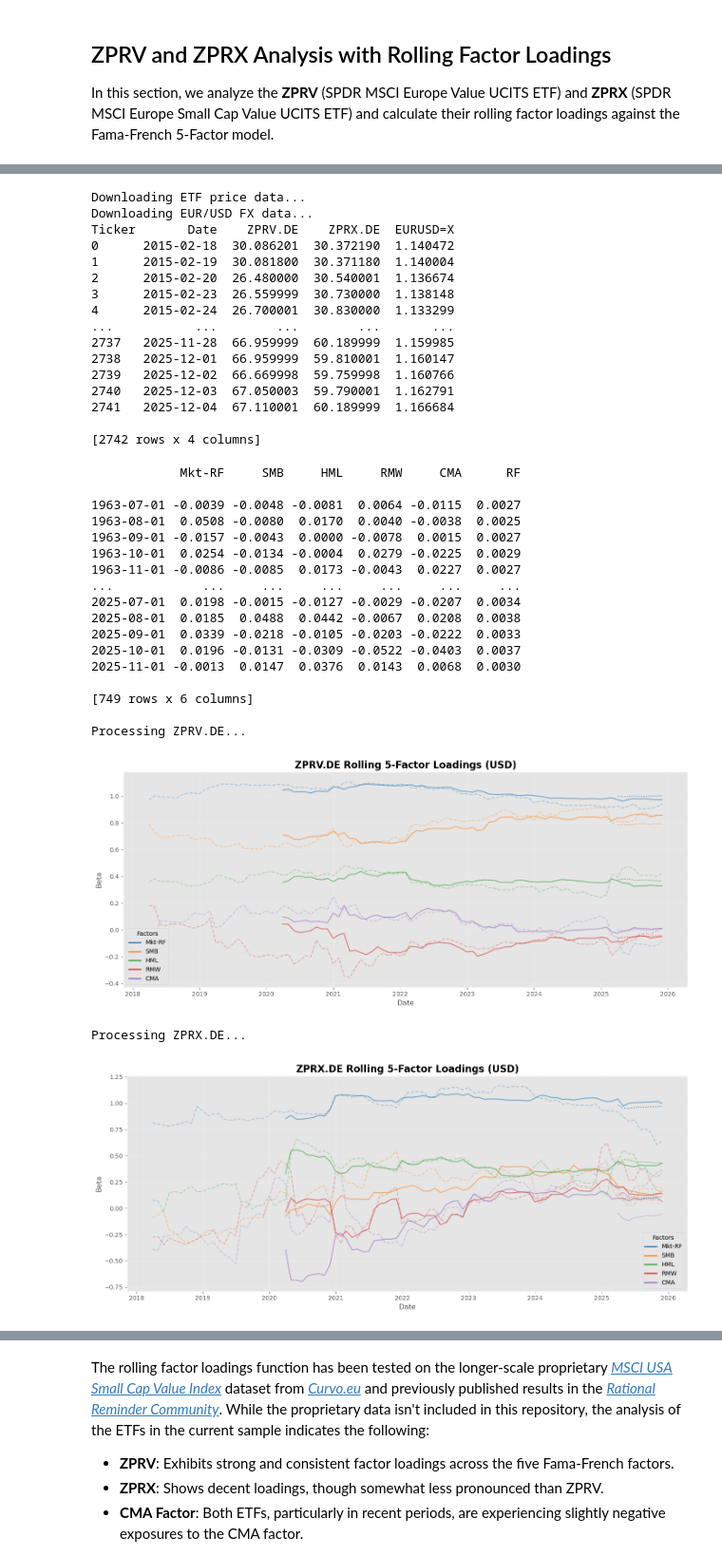
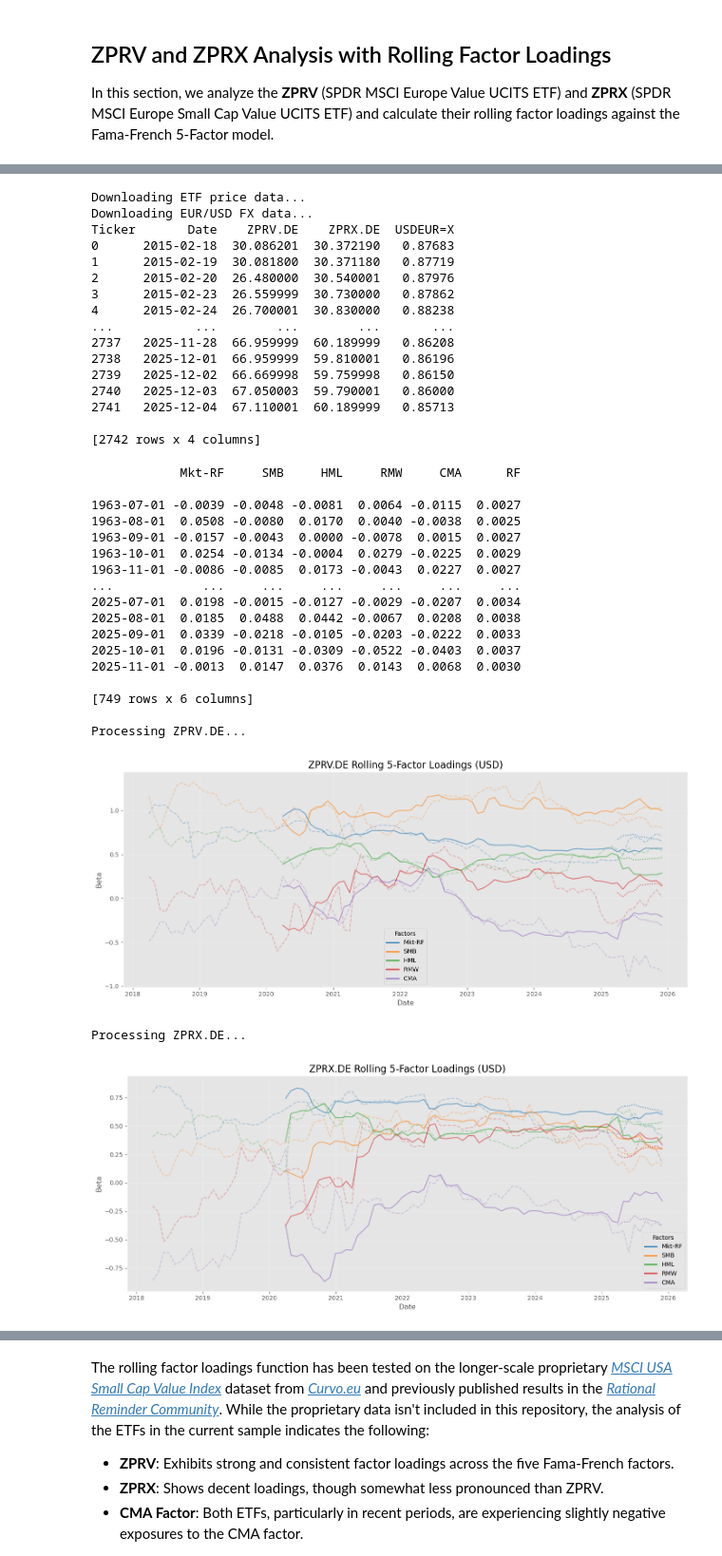
Before and after one commit to husainm97/quant-lab-alpha, a Jupyter notebook: notebooks/factor_premium_tests.ipynb, the cells around one changed output, grey strips where cells are left out. Shown at 95% size. Cells and saved outputs as stored; diff of their text form; code cells hidden in the pictures.

```diff
--- a/notebooks/factor_premium_tests.ipynb
+++ b/notebooks/factor_premium_tests.ipynb
@@ -301,13 +301,14 @@ price_data = yf.download(tickers, start=start_date, end=end_date, auto_adjust=Tr
 
 # --- Download EUR/USD FX data ---
 print("Downloading EUR/USD FX data...")
-eurusd = yf.download('EURUSD=X', start=start_date, end=end_date, auto_adjust=True)['Close'].reset_index()
+conv_ticker = 'EURUSD=X'
+eurusd = yf.download(conv_ticker, start=start_date, end=end_date, auto_adjust=True)['Close'].reset_index()
 
 # --- Merge and convert ETFs to USD ---
 merged = pd.merge(price_data, eurusd, on='Date', how='inner')
 print(merged)
 for col in tickers:
-    merged[col] = merged[col] * merged['EURUSD=X']
+    merged[col] = merged[col] * merged[conv_ticker]
 
 merged['Date'] = pd.to_datetime(merged['Date'])
 merged.set_index('Date', inplace=True)
@@ -316,7 +317,7 @@ merged.set_index('Date', inplace=True)
 monthly_returns = (1 + merged[tickers]).resample('M').last().pct_change().dropna()
 
 # --- Load Fama-French 5 Factors ---
-ff_factors = fetch_ff5_monthly(region="US")  # assumes this exists
+ff_factors = fetch_ff5_monthly(region="US")
 print(ff_factors)
 ff_factors.index = pd.to_datetime(ff_factors.index).to_period('M').to_timestamp('M')
 
@@ -352,47 +353,47 @@ for etf_col in tickers:
     labels = factor_colors.keys()
     plt.legend(lines, labels, title='Factors', fontsize=10)
 
     plt.tight_layout()
     plt.show()
 # %% [output]
 [*********************100%***********************]  2 of 2 completed
 [*********************100%***********************]  1 of 1 completed
 Downloading ETF price data...
 Downloading EUR/USD FX data...
-Ticker       Date    ZPRV.DE    ZPRX.DE  EURUSD=X
-0      2015-02-18  30.086201  30.372190  1.140472
-1      2015-02-19  30.081800  30.371180  1.140004
-2      2015-02-20  26.480000  30.540001  1.136674
-3      2015-02-23  26.559999  30.730000  1.138148
-4      2015-02-24  26.700001  30.830000  1.133299
+Ticker       Date    ZPRV.DE    ZPRX.DE  USDEUR=X
+0      2015-02-18  30.086201  30.372190   0.87683
+1      2015-02-19  30.081800  30.371180   0.87719
+2      2015-02-20  26.480000  30.540001   0.87976
+3      2015-02-23  26.559999  30.730000   0.87862
+4      2015-02-24  26.700001  30.830000   0.88238
 ...           ...        ...        ...       ...
-2737   2025-11-28  66.959999  60.189999  1.159985
-2738   2025-12-01  66.959999  59.810001  1.160147
-2739   2025-12-02  66.669998  59.759998  1.160766
-2740   2025-12-03  67.050003  59.790001  1.162791
-2741   2025-12-04  67.110001  60.189999  1.166684
+2737   2025-11-28  66.959999  60.189999   0.86208
+2738   2025-12-01  66.959999  59.810001   0.86196
+2739   2025-12-02  66.669998  59.759998   0.86150
+2740   2025-12-03  67.050003  59.790001   0.86000
+2741   2025-12-04  67.110001  60.189999   0.85713
 
 [2742 rows x 4 columns]
             Mkt-RF     SMB     HML     RMW     CMA      RF
 
 1963-07-01 -0.0039 -0.0048 -0.0081  0.0064 -0.0115  0.0027
 1963-08-01  0.0508 -0.0080  0.0170  0.0040 -0.0038  0.0025
 1963-09-01 -0.0157 -0.0043  0.0000 -0.0078  0.0015  0.0027
 1963-10-01  0.0254 -0.0134 -0.0004  0.0279 -0.0225  0.0029
 1963-11-01 -0.0086 -0.0085  0.0173 -0.0043  0.0227  0.0027
 ...            ...     ...     ...     ...     ...     ...
 2025-07-01  0.0198 -0.0015 -0.0127 -0.0029 -0.0207  0.0034
 2025-08-01  0.0185  0.0488  0.0442 -0.0067  0.0208  0.0038
 2025-09-01  0.0339 -0.0218 -0.0105 -0.0203 -0.0222  0.0033
 2025-10-01  0.0196 -0.0131 -0.0309 -0.0522 -0.0403  0.0037
 2025-11-01 -0.0013  0.0147  0.0376  0.0143  0.0068  0.0030
 
 [749 rows x 6 columns]
 
 Processing ZPRV.DE...
-[figure, old version]
+[figure, new version]
 Processing ZPRX.DE...
-[figure, old version]
+[figure, new version]
 # %%
 
 
```
Also changed, not shown: parts of 8 cells of this notebook, 6 other files.
